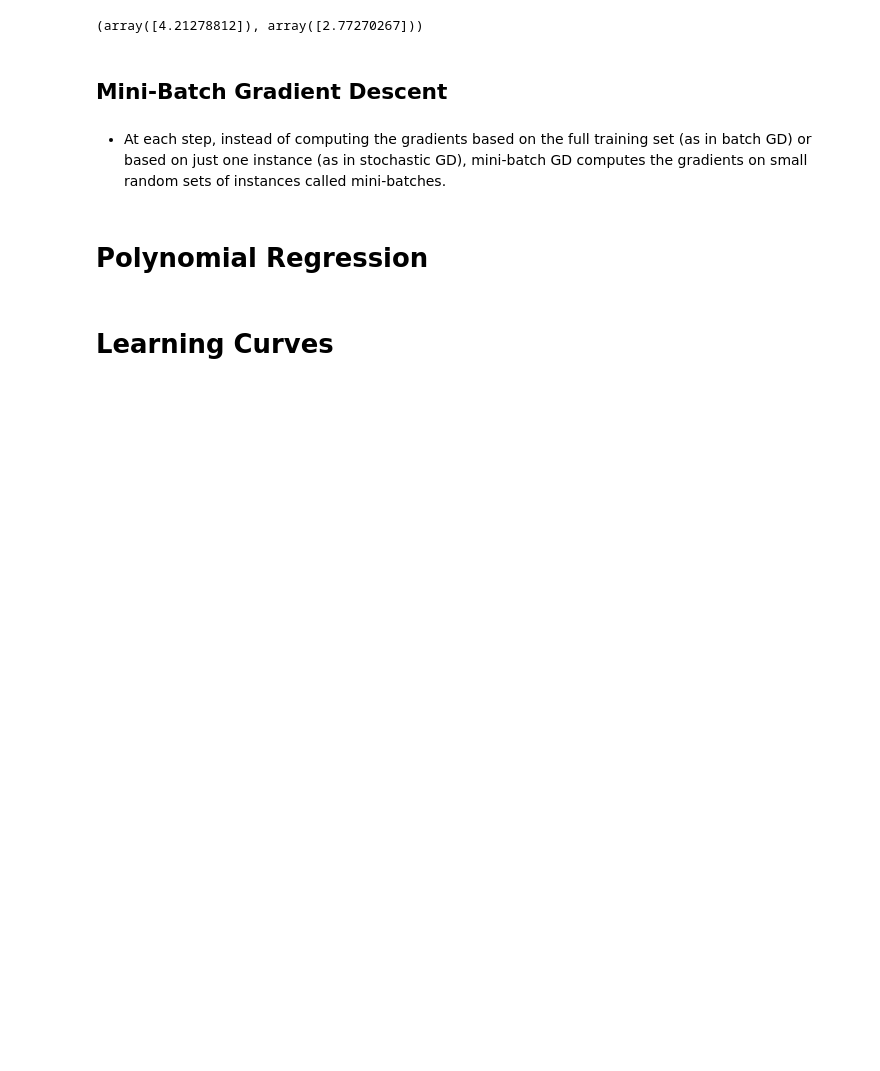
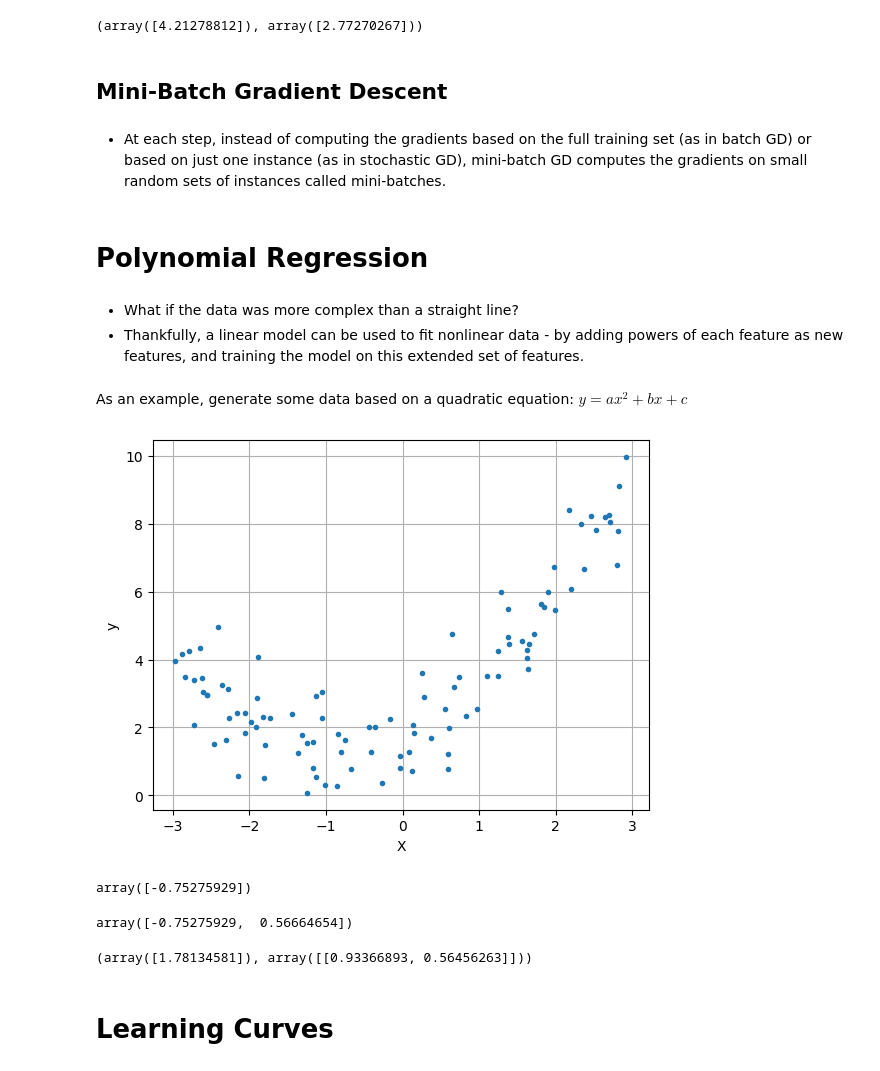
Before and after one commit to malayajac/HowIUnderstandIt_HandsOnML, a Jupyter notebook: ch4_trainingmodels.ipynb, the cells around one changed output. Drawn from its saved outputs; the diff is of its cells as text; code cells hidden in the pictures; blank space fills up the shorter version.

```diff
--- a/ch4_trainingmodels.ipynb
+++ b/ch4_trainingmodels.ipynb
@@ -278,3 +278,20 @@ sgd_reg.intercept_, sgd_reg.coef_
 - At each step, instead of computing the gradients based on the full training set (as in batch GD) or based on just one instance (as in stochastic GD), mini-batch GD computes the gradients on small random sets of instances called mini-batches.
 # %% [markdown]
 # Polynomial Regression
+# %% [markdown]
+- What if the data was more complex than a straight line?
+- Thankfully, a linear model can be used to fit nonlinear data - by adding powers of each feature as new features, and training the model on this extended set of features.
+# %% [markdown]
+As an example, generate some data based on a quadratic equation: $y = ax^{2} + bx + c$
+# %%
+np.random.seed(42)
+m = 100
+X = 6*np.random.rand(m, 1) - 3
+y = 0.5*X**2 + X + 2 + np.random.randn(m, 1)
+plt.plot(X, y, ".")
+plt.xlabel("X")
+plt.ylabel("y")
+plt.grid(True)
+plt.show()
+# %% [output]
+[figure, added]
@@ -281,2 +303,16 @@ sgd_reg.intercept_, sgd_reg.coef_
+# %%
+X[0]
+# %% [output]
+array([-0.75275929])
+# %%
+X_poly[0]
+# %% [output]
+array([-0.75275929,  0.56664654])
+# %%
+lin_reg = LinearRegression()
+lin_reg.fit(X_poly, y)
+lin_reg.intercept_, lin_reg.coef_
+# %% [output]
+(array([1.78134581]), array([[0.93366893, 0.56456263]]))
 # %% [markdown]
 # Learning Curves
```
Also changed, not shown: parts of 3 cells of this notebook.
